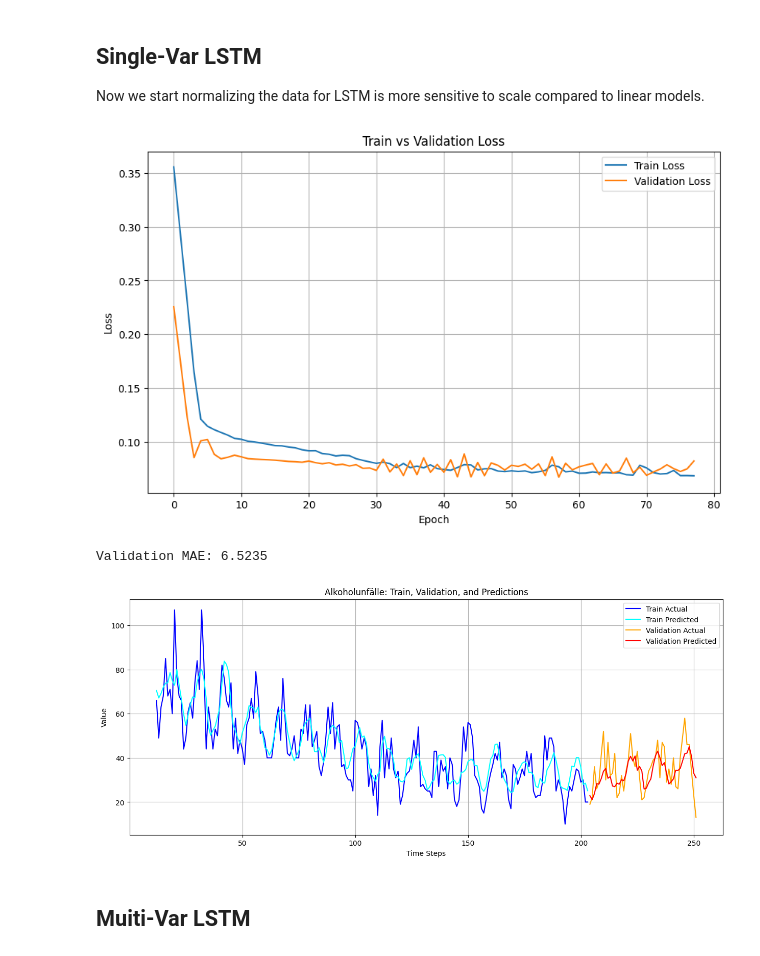
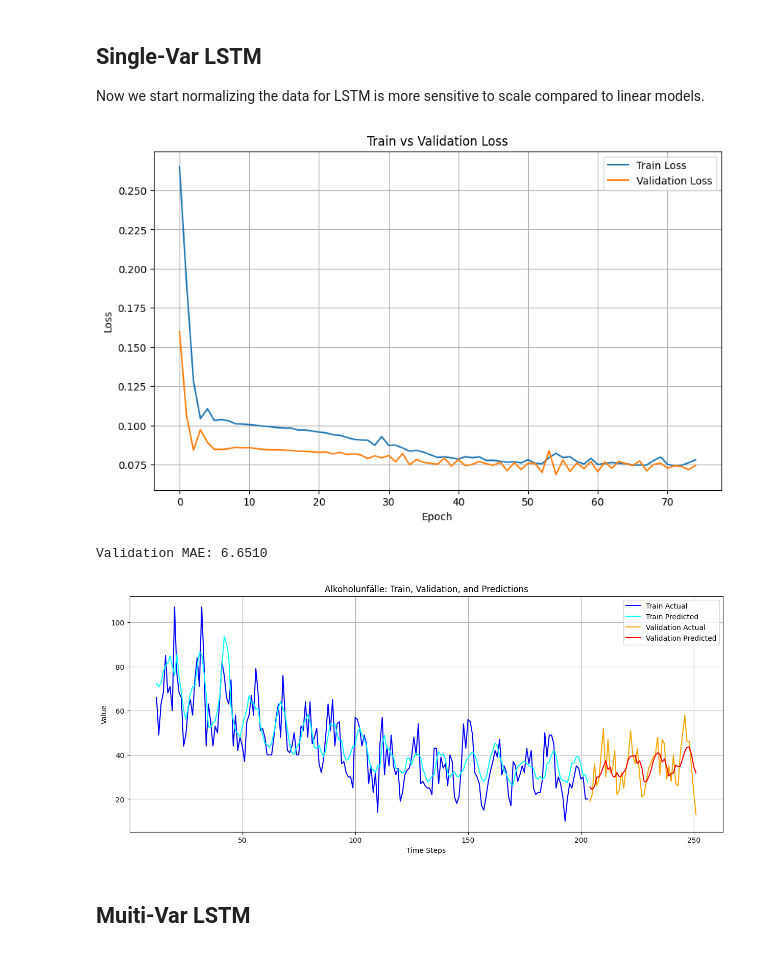
Before and after one commit to RainTreeCrow/DPS-AI-Challenge, a Jupyter notebook: AI_Model.ipynb, the cells around one changed output. Saved outputs shown, nothing was run; the diff lists cells and outputs as text; code cells hidden in the pictures.

Commit message:
fix scaler issue

```diff
--- a/AI_Model.ipynb
+++ b/AI_Model.ipynb
@@ -464,11 +464,7 @@ from tensorflow.keras.callbacks import Callback, EarlyStopping
 from sklearn.preprocessing import MinMaxScaler
 
 # Prepare the data
-time_series = wide_data[['Alkoholunfälle']]
-
-# Normalize the data
-scaler = MinMaxScaler()
-scaled_data = scaler.fit_transform(time_series)
+time_series = wide_data[['Alkoholunfälle']].values
 
 # Create lag-based input-output pairs
 def create_lagged_data(data, look_back=12):
@@ -479,12 +475,20 @@ def create_lagged_data(data, look_back=12):
     return np.array(X), np.array(y)
 
 look_back = 12  # Use past 12 months to predict the next
-X, y = create_lagged_data(scaled_data, look_back)
+X, y = create_lagged_data(time_series, look_back)
 
 # Split into training and validation sets (80% train, 20% validation)
 train_size = int(len(X) * 0.8)
 X_train, X_val = X[:train_size], X[train_size:]
 y_train, y_val = y[:train_size], y[train_size:]
+
+# Normalize the data (Fit scaler only on training data)
+scaler = MinMaxScaler()
+X_train = scaler.fit_transform(X_train.reshape(-1, 1)).reshape(X_train.shape)
+X_val = scaler.transform(X_val.reshape(-1, 1)).reshape(X_val.shape)
+
+y_train = scaler.transform(y_train.reshape(-1, 1))
+y_val = scaler.transform(y_val.reshape(-1, 1))
 
 # Reshape input to [samples, time steps, features]
 X_train = X_train.reshape((X_train.shape[0], X_train.shape[1], 1))
@@ -519,34 +523,34 @@ log_callback = LogToFileCallback(log_file)
 
 # Define the EarlyStopping callback
 early_stopping = EarlyStopping(
     monitor='val_loss',
     patience=20,
     restore_best_weights=True,
     min_delta=1e-6
 )
 
 # Train the model
 history = model.fit(
     X_train, y_train,
     epochs=200,
     batch_size=32,
     validation_data=(X_val, y_val),
     verbose=0,  # Suppress console output
     callbacks=[log_callback, early_stopping]
 )
 
 # Plot the Train and Validation Loss
 plt.figure(figsize=(10, 6))
 plt.plot(log_callback.train_losses, label='Train Loss')
 plt.plot(log_callback.val_losses, label='Validation Loss')
 plt.title('Train vs Validation Loss')
 plt.xlabel('Epoch')
 plt.ylabel('Loss')
 plt.legend()
 plt.grid(True)
 plt.show()
 # %% [output]
-[figure, old version]
+[figure, new version]
 # %%
 # Generate Predictions
 
@@ -586,8 +590,8 @@ plt.legend()
 plt.grid(True)
 plt.show()
 # %% [output]
-Validation MAE: 6.5235
+Validation MAE: 6.6510
-[figure, old version]
+[figure, new version]
 # %% [markdown]
 ## Muiti-Var LSTM
 # %%
```
Also changed, not shown: parts of 2 cells of this notebook.
